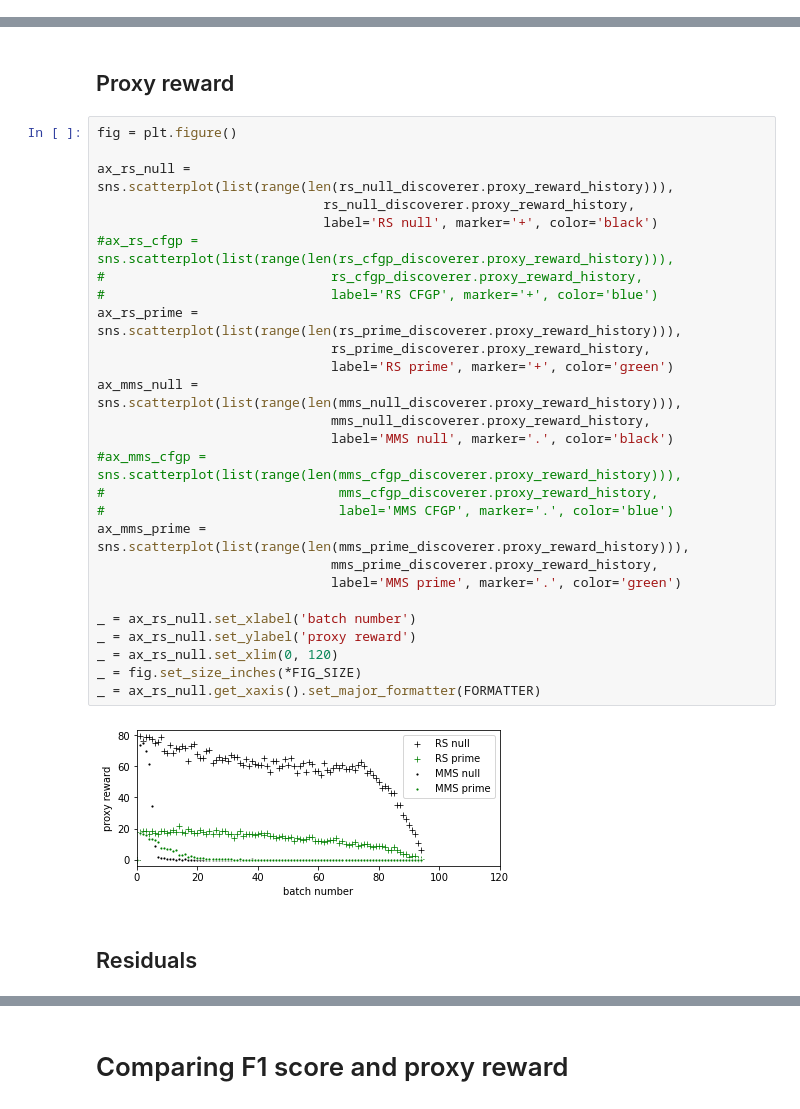
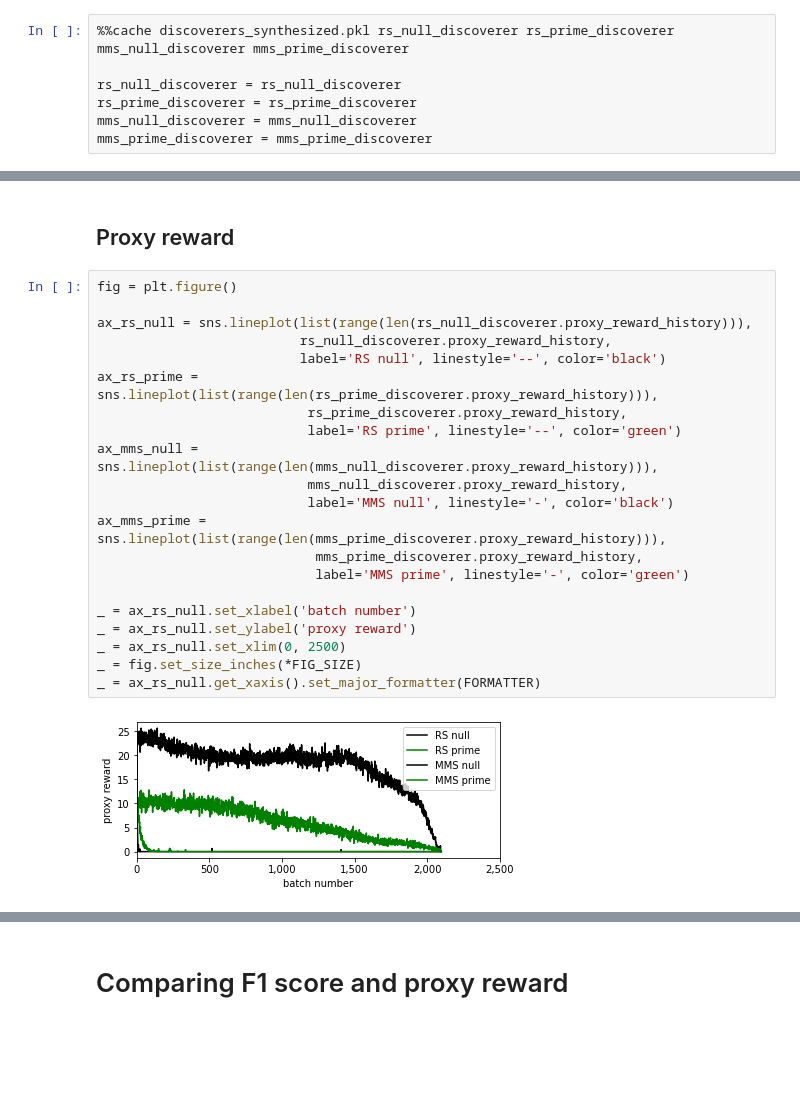
Before and after one commit to ulissigroup/catalyst-acquisitions, a Jupyter notebook: notebooks/comparisons/compare_hallucinations_synthesized.ipynb, the cells around one changed output, grey strips where cells are left out. Drawn from its saved outputs; the diff is of its cells as text; blank space fills up the shorter version.

Commit message:
Create and analyze synthesized dataset

```diff
--- a/notebooks/comparisons/compare_hallucinations_synthesized.ipynb
+++ b/notebooks/comparisons/compare_hallucinations_synthesized.ipynb
@@ -233,0 +171,7 @@ mms_prime_discoverer.load_last_run()
+# %%
+%%cache discoverers_synthesized.pkl rs_null_discoverer rs_prime_discoverer mms_null_discoverer mms_prime_discoverer
+
+rs_null_discoverer = rs_null_discoverer
+rs_prime_discoverer = rs_prime_discoverer
+mms_null_discoverer = mms_null_discoverer
+mms_prime_discoverer = mms_prime_discoverer
@@ -324,31 +264,23 @@ _ = ax_rs_null.get_xaxis().set_major_formatter(FORMATTER)
 # %%
 fig = plt.figure()
 
-ax_rs_null = sns.scatterplot(list(range(len(rs_null_discoverer.proxy_reward_history))),
-                             rs_null_discoverer.proxy_reward_history,
-                             label='RS null', marker='+', color='black')
-#ax_rs_cfgp = sns.scatterplot(list(range(len(rs_cfgp_discoverer.proxy_reward_history))),
-#                             rs_cfgp_discoverer.proxy_reward_history,
-#                             label='RS CFGP', marker='+', color='blue')
-ax_rs_prime = sns.scatterplot(list(range(len(rs_prime_discoverer.proxy_reward_history))),
-                              rs_prime_discoverer.proxy_reward_history,
-                              label='RS prime', marker='+', color='green')
-ax_mms_null = sns.scatterplot(list(range(len(mms_null_discoverer.proxy_reward_history))),
-                              mms_null_discoverer.proxy_reward_history,
-                              label='MMS null', marker='.', color='black')
-#ax_mms_cfgp = sns.scatterplot(list(range(len(mms_cfgp_discoverer.proxy_reward_history))),
-#                              mms_cfgp_discoverer.proxy_reward_history,
-#                              label='MMS CFGP', marker='.', color='blue')
-ax_mms_prime = sns.scatterplot(list(range(len(mms_prime_discoverer.proxy_reward_history))),
-                              mms_prime_discoverer.proxy_reward_history,
-                              label='MMS prime', marker='.', color='green')
+ax_rs_null = sns.lineplot(list(range(len(rs_null_discoverer.proxy_reward_history))),
+                          rs_null_discoverer.proxy_reward_history,
+                          label='RS null', linestyle='--', color='black')
+ax_rs_prime = sns.lineplot(list(range(len(rs_prime_discoverer.proxy_reward_history))),
+                           rs_prime_discoverer.proxy_reward_history,
+                           label='RS prime', linestyle='--', color='green')
+ax_mms_null = sns.lineplot(list(range(len(mms_null_discoverer.proxy_reward_history))),
+                           mms_null_discoverer.proxy_reward_history,
+                           label='MMS null', linestyle='-', color='black')
+ax_mms_prime = sns.lineplot(list(range(len(mms_prime_discoverer.proxy_reward_history))),
+                            mms_prime_discoverer.proxy_reward_history,
+                            label='MMS prime', linestyle='-', color='green')
 
 _ = ax_rs_null.set_xlabel('batch number')
 _ = ax_rs_null.set_ylabel('proxy reward')
-_ = ax_rs_null.set_xlim(0, 120)
+_ = ax_rs_null.set_xlim(0, 2500)
 _ = fig.set_size_inches(*FIG_SIZE)
 _ = ax_rs_null.get_xaxis().set_major_formatter(FORMATTER)
 # %% [output]
-[figure, old version]
+[figure, new version]
-# %% [markdown]
-## Residuals
```
Also changed, not shown: parts of 22 cells of this notebook, 18 other files.
